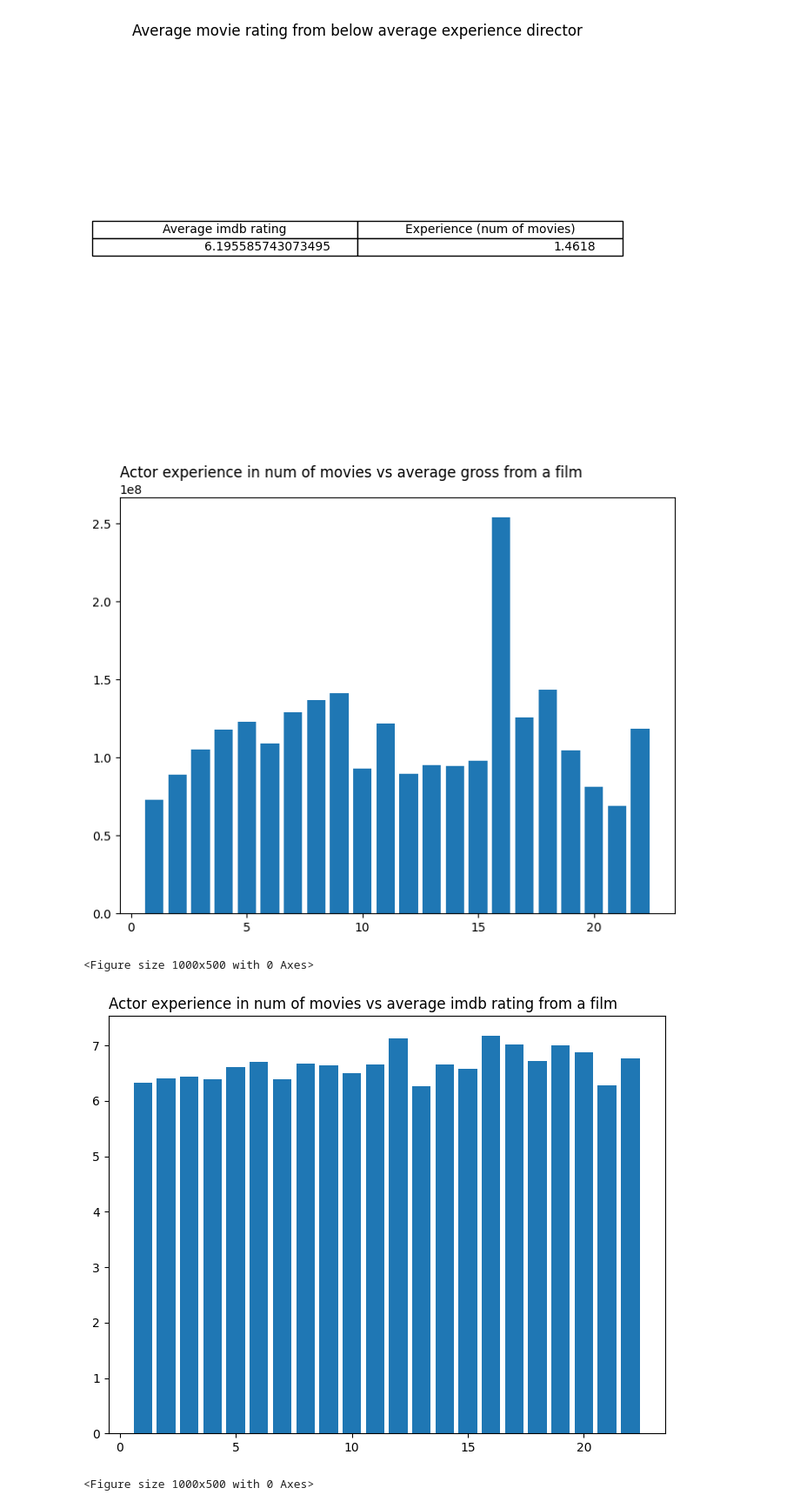
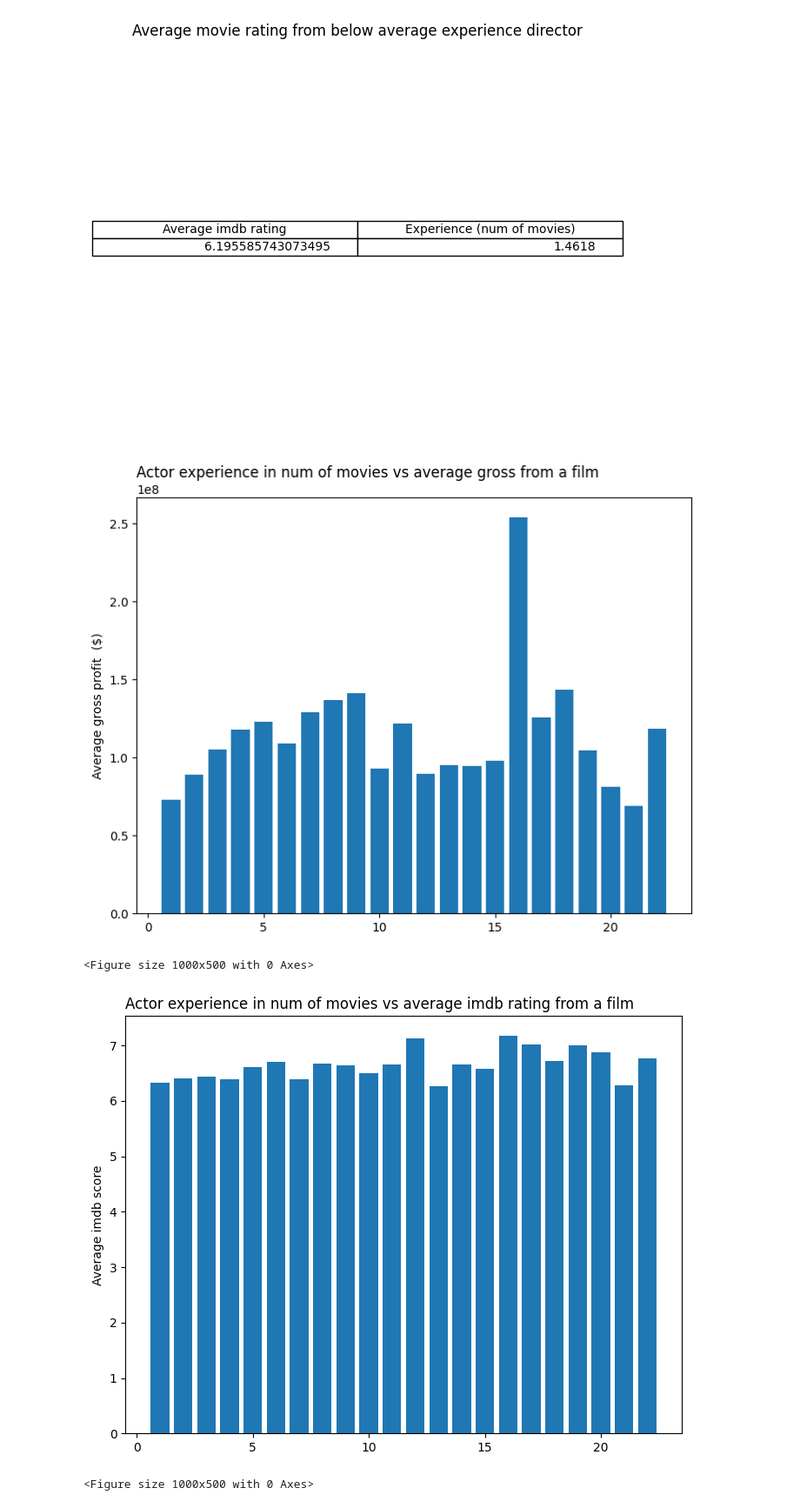
Before and after one commit to emilaleksanteri/DataEngineeringProject, a Jupyter notebook: notebook.ipynb, the cells around one changed output. Shown: that part at 87% size. Saved outputs shown, nothing was run; the diff lists cells and outputs as text; code cells hidden in the pictures.

```diff
--- a/notebook.ipynb
+++ b/notebook.ipynb
@@ -113,33 +113,38 @@ fig = plt.figure()
 ax = fig.add_axes([0,0,1,1])
 fig = plt.figure(figsize = (10, 5))
 ax.bar(dfAvgGrossExperienceActor["experience"], dfAvgGrossExperienceActor["avg_gross"])
 ax.set_title("Actor experience in num of movies vs average gross from a film", loc ='left')
+ax.set_ylabel("Average gross profit  ($)")
+ax.set_xticklabels(dfAvgGrossExperienceActor["experience"])
 plt.show()
 
 fig = plt.figure()
 ax = fig.add_axes([0,0,1,1])
 fig = plt.figure(figsize = (10, 5))
 ax.bar(dfAvgRatingExperienceActor["experience"], dfAvgRatingExperienceActor["avg_rating"])
 ax.set_title("Actor experience in num of movies vs average imdb rating from a film", loc ='left')
+ax.set_ylabel("Average imdb score")
 plt.show()
 
 # gross vs experience graph director
 
 fig = plt.figure()
 ax = fig.add_axes([0,0,1,1])
 fig = plt.figure(figsize = (10, 5))
 ax.bar(dfAvgGrossExperienceDirector["experience"], dfAvgGrossExperienceDirector["avg_gross"])
 ax.set_title("Director experience in num of movies vs average gross from a film", loc ='left')
+ax.set_ylabel("Average gross profit  ($)")
 plt.show()
 
 fig = plt.figure()
 ax = fig.add_axes([0,0,1,1])
 fig = plt.figure(figsize = (10, 5))
 ax.bar(dfAvgRatingExperienceDirector["experience"], dfAvgRatingExperienceDirector["avg_rating"])
 ax.set_title("Director experience in num of movies vs average imdb rating from a film", loc ='left')
+ax.set_ylabel("Average imdb score")
 plt.show()
 # %% [output]
-[figure, old version]
+[figure, new version]
 <Figure size 1000x500 with 0 Axes>
-[figure, old version]
+[figure, new version]
 <Figure size 1000x500 with 0 Axes>
```
Also changed, not shown: parts of 1 cell of this notebook.
